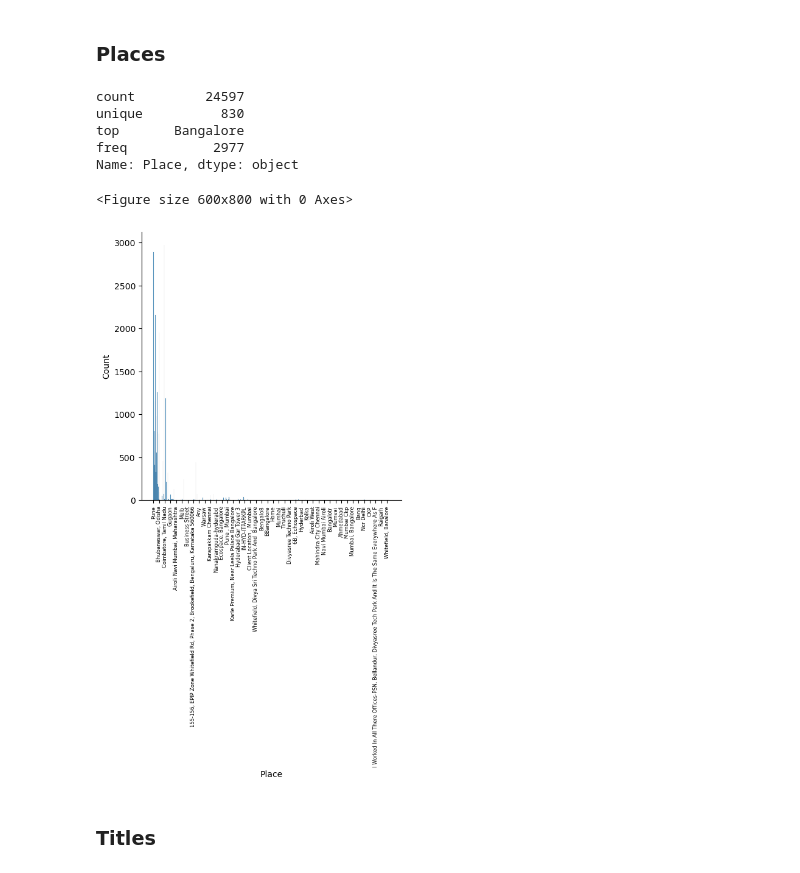
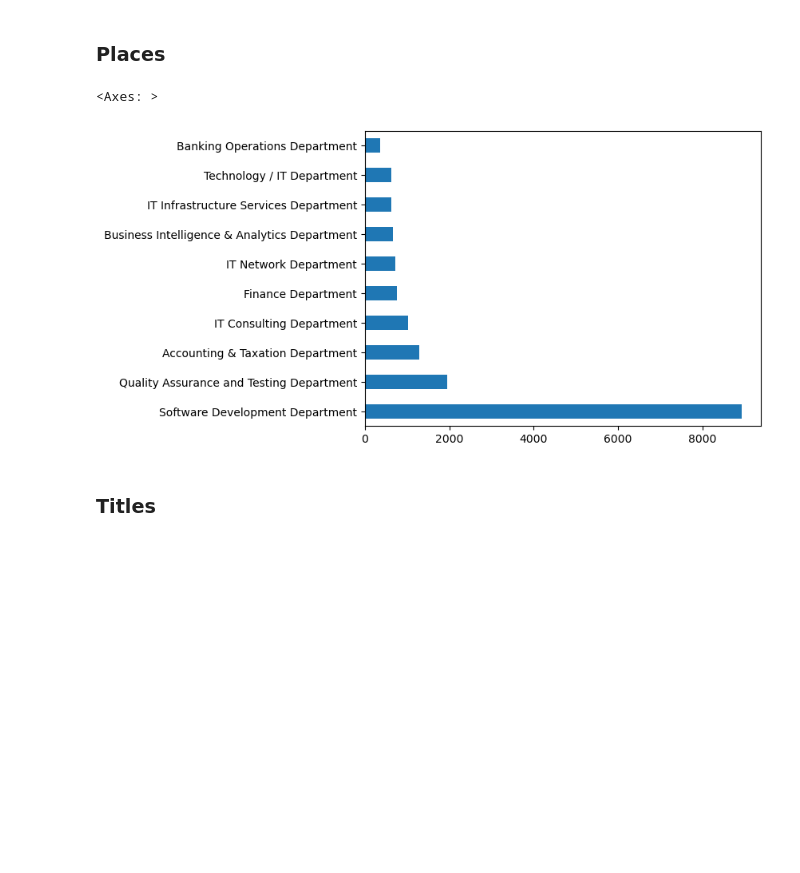
Before and after one commit to TEcjddns/UChicago_AIML_Project, a Jupyter notebook: EmployeeHappiness.ipynb, the cells around one changed output. Saved outputs shown, nothing was run; the diff lists cells and outputs as text; code cells hidden in the pictures; blank space fills up the shorter version.

```diff
--- a/EmployeeHappiness.ipynb
+++ b/EmployeeHappiness.ipynb
@@ -219,22 +210,10 @@ Name: Department, dtype: object
 # %% [markdown]
 ### Places
-# %%
-print(df["Place"].describe())
-plt.figure(figsize=(6, 8))
-sns.displot(df["Place"])
-
-x_labels = df["Place"].unique()[::20]  # Adjust
-x_ticks = range(0, len(x_labels) * 20, 20)  # tick placement
-plt.xticks(x_ticks, x_labels, rotation=90, fontsize=6)  # label rotation, fontsize
-plt.xlabel("Place")
-plt.show()
-# %% [output]
-count         24597
-unique          830
-top       Bangalore
-freq           2977
-Name: Place, dtype: object
-<Figure size 600x800 with 0 Axes>
-[figure, removed]
+# %%
+# graph the top 10 most common job titles
+df["Department"].value_counts().head(10).plot(kind="barh")
+# %% [output]
+<Axes: >
+[figure, added]
 # %% [markdown]
 ### Titles
```
Also changed, not shown: parts of 7 cells of this notebook.
